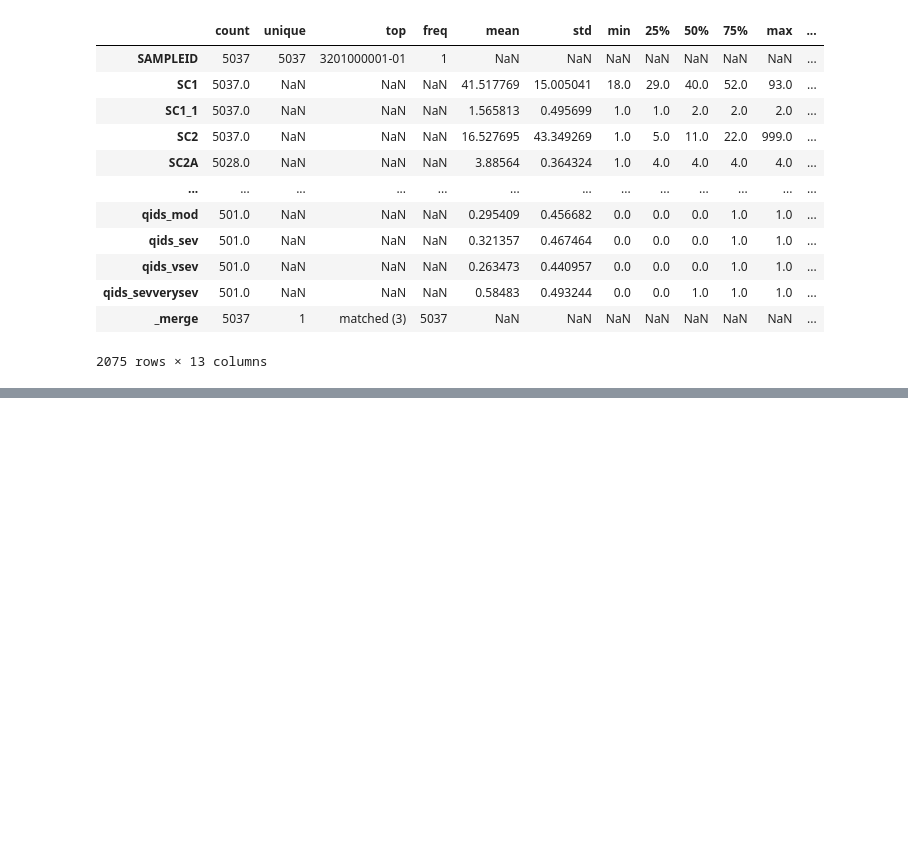
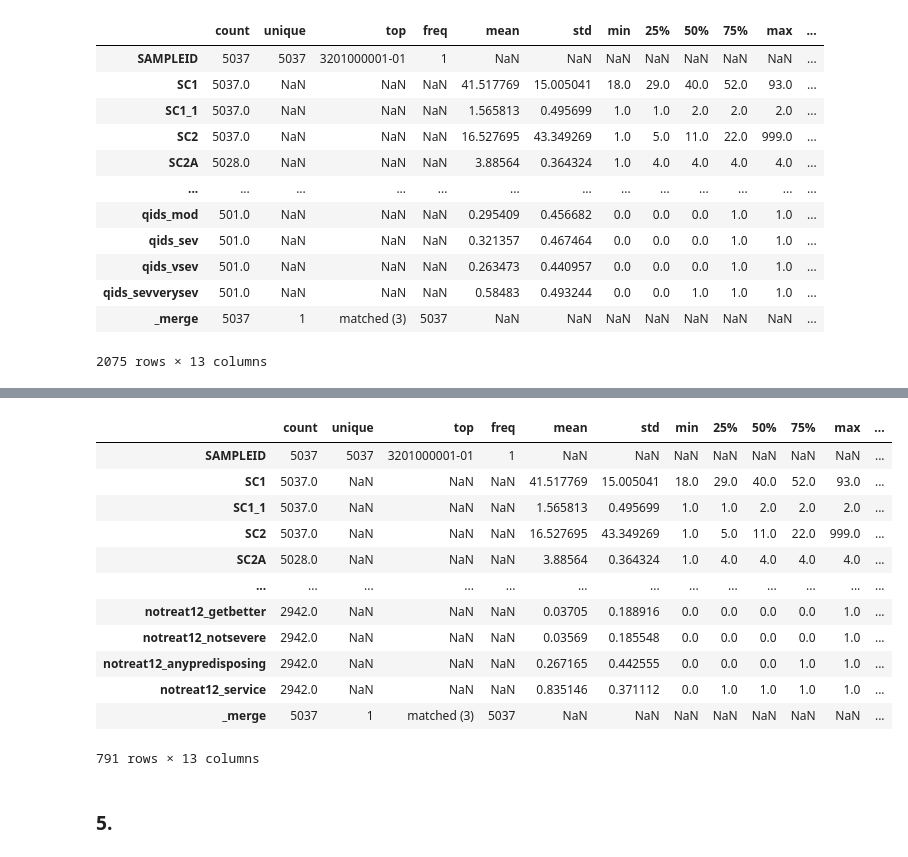
Before and after one commit to matheuss3/promental, a Jupyter notebook: analise-exploratoria/analise_exploratoria.ipynb, the cells around one changed output, grey strips where cells are left out. Saved outputs shown, nothing was run; the diff lists cells and outputs as text; code cells hidden in the pictures; blank space fills up the shorter version.

```diff
--- a/analise-exploratoria/analise_exploratoria.ipynb
+++ b/analise-exploratoria/analise_exploratoria.ipynb
@@ -111,0 +114,18 @@ KeyError: 'SC0_4'
+# %%
+df_describe[df_describe['nulls %'] <= 80]
+# %% [output]
+|  | count | unique | top | freq | mean | std | min | 25% | 50% | 75% | max | ... |
+| SAMPLEID | 5037 | 5037 | 3201000001-01 | 1 | NaN | NaN | NaN | NaN | NaN | NaN | NaN | ... |
+| SC1 | 5037.0 | NaN | NaN | NaN | 41.517769 | 15.005041 | 18.0 | 29.0 | 40.0 | 52.0 | 93.0 | ... |
+| SC1_1 | 5037.0 | NaN | NaN | NaN | 1.565813 | 0.495699 | 1.0 | 1.0 | 2.0 | 2.0 | 2.0 | ... |
+| SC2 | 5037.0 | NaN | NaN | NaN | 16.527695 | 43.349269 | 1.0 | 5.0 | 11.0 | 22.0 | 999.0 | ... |
+| SC2A | 5028.0 | NaN | NaN | NaN | 3.88564 | 0.364324 | 1.0 | 4.0 | 4.0 | 4.0 | 4.0 | ... |
+| ... | ... | ... | ... | ... | ... | ... | ... | ... | ... | ... | ... | ... |
+| notreat12_getbetter | 2942.0 | NaN | NaN | NaN | 0.03705 | 0.188916 | 0.0 | 0.0 | 0.0 | 0.0 | 1.0 | ... |
+| notreat12_notsevere | 2942.0 | NaN | NaN | NaN | 0.03569 | 0.185548 | 0.0 | 0.0 | 0.0 | 0.0 | 1.0 | ... |
+| notreat12_anypredisposing | 2942.0 | NaN | NaN | NaN | 0.267165 | 0.442555 | 0.0 | 0.0 | 0.0 | 1.0 | 1.0 | ... |
+| notreat12_service | 2942.0 | NaN | NaN | NaN | 0.835146 | 0.371112 | 0.0 | 1.0 | 1.0 | 1.0 | 1.0 | ... |
+| _merge | 5037 | 1 | matched (3) | 5037 | NaN | NaN | NaN | NaN | NaN | NaN | NaN | ... |
+791 rows × 13 columns
+# %% [markdown]
+### 5.
```
Also changed, not shown: parts of 9 cells of this notebook, 3 other files.
